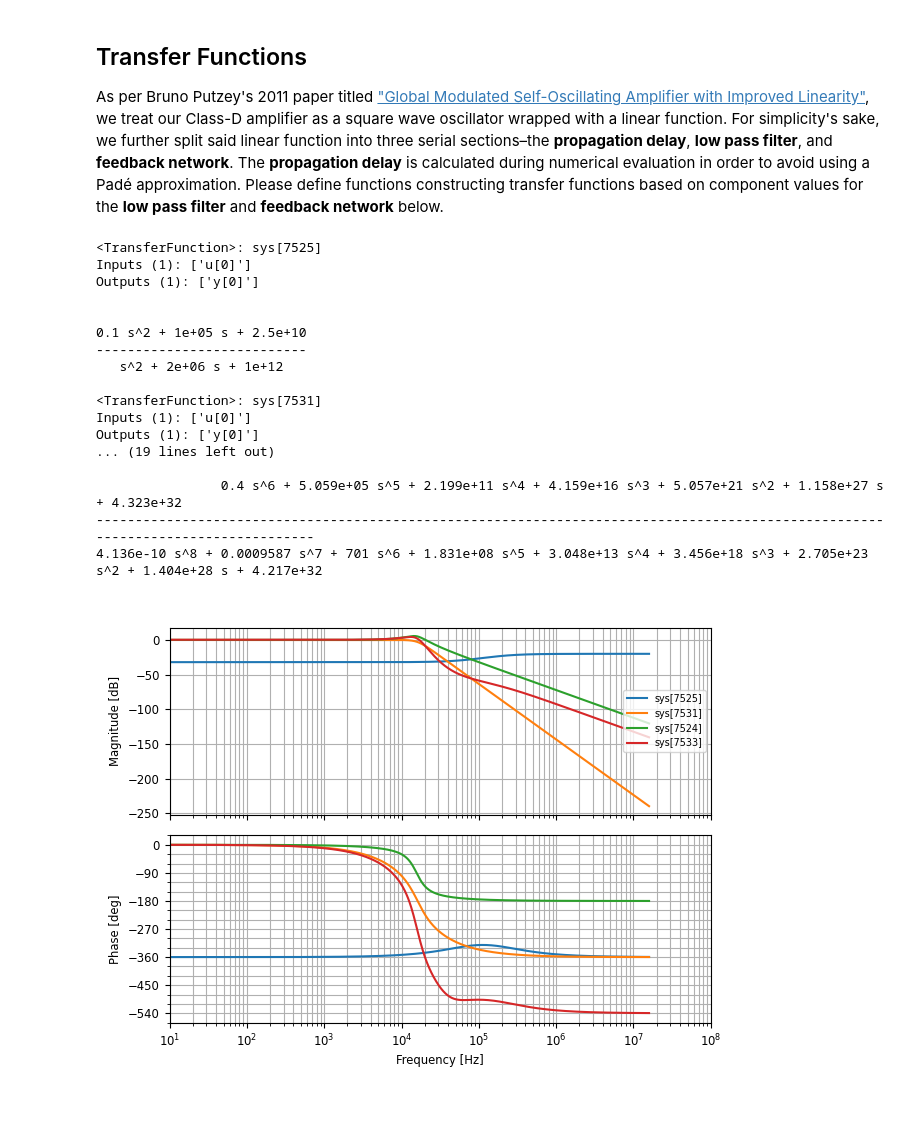
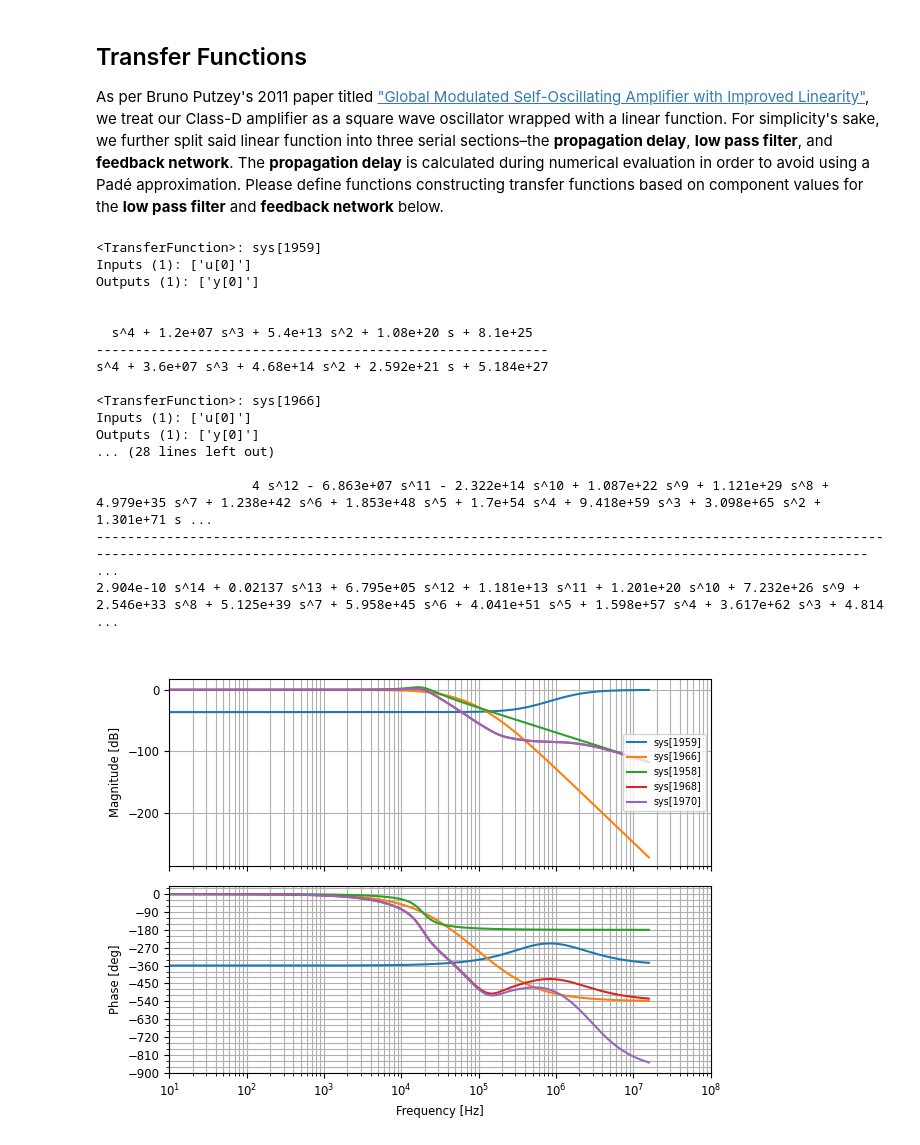
Before and after one commit to aaronlockhartdev/class-d-amp, a Jupyter notebook: loop_analysis/main.ipynb, the cells around one changed output. Saved outputs shown, nothing was run; the diff lists cells and outputs as text; code cells hidden in the pictures; blank space fills up the shorter version.

```diff
--- a/loop_analysis/main.ipynb
+++ b/loop_analysis/main.ipynb
@@ -259,47 +259,49 @@ def load_sapwin(filename):
 
     return func
 # %%
-out = lpf(22e-6, 4.7e-6, 4)
+out = lpf(22e-6, 3.3e-6, 4)
 
-compf = 5e5
-compr = 2
-comp = ct.zpk([-compf-1j, -compf+1j], [-compf*compr] * 2, 1e-1)
+compf = 3e6
+compr = [3, 5]
+comp = ct.zpk([-compf-1j, -compf+1j], [-compf for r in compr], 5)
 
-iff = out.bandwidth() * 0.7
+iff = 50e3*2*np.pi
 
 i = 1
-for fsf, q in [(1.000, 0.5412), (1.000, 1.3065)]:
+for fsf, q in [(1.4192, 0.5219), (1.5912, 0.8055)]:
     sf = iff * fsf
     i *= ct.tf([sf**2], [1, sf*fsf/q, sf**2])
 
 fbn = out * (comp + i)
 
+delay = 180e-9
+
 plt.clf()
 
 plot_kwargs = {'Hz': True, 'dB': True, 'omega_limits': (10, 100e6)}
-for tf in (comp, i, out, fbn):
+for tf in (comp, i, out, fbn, fbn * ct.tf(*ct.pade(delay, n=2))):
     print(tf)
     ct.bode_plot(tf, **plot_kwargs)
 
 plt.show()
 # %% [output]
-<TransferFunction>: sys[7525]
+<TransferFunction>: sys[1959]
 Inputs (1): ['u[0]']
 Outputs (1): ['y[0]']
 
 
-0.1 s^2 + 1e+05 s + 2.5e+10
----------------------------
-   s^2 + 2e+06 s + 1e+12
+  s^4 + 1.2e+07 s^3 + 5.4e+13 s^2 + 1.08e+20 s + 8.1e+25
+----------------------------------------------------------
+s^4 + 3.6e+07 s^3 + 4.68e+14 s^2 + 2.592e+21 s + 5.184e+27
 
-<TransferFunction>: sys[7531]
+<TransferFunction>: sys[1966]
 Inputs (1): ['u[0]']
 Outputs (1): ['y[0]']
-... (19 lines left out)
+... (28 lines left out)
 
-                0.4 s^6 + 5.059e+05 s^5 + 2.199e+11 s^4 + 4.159e+16 s^3 + 5.057e+21 s^2 + 1.158e+27 s + 4.323e+32
----------------------------------------------------------------------------------------------------------------------------------
-4.136e-10 s^8 + 0.0009587 s^7 + 701 s^6 + 1.831e+08 s^5 + 3.048e+13 s^4 + 3.456e+18 s^3 + 2.705e+23 s^2 + 1.404e+28 s + 4.217e+32
+                    4 s^12 - 6.863e+07 s^11 - 2.322e+14 s^10 + 1.087e+22 s^9 + 1.121e+29 s^8 + 4.979e+35 s^7 + 1.238e+42 s^6 + 1.853e+48 s^5 + 1.7e+54 s^4 + 9.418e+59 s^3 + 3.098e+65 s^2 + 1.301e+71 s ...
+-------------------------------------------------------------------------------------------------------------------------------------------------------------------------------------------------------- ...
+2.904e-10 s^14 + 0.02137 s^13 + 6.795e+05 s^12 + 1.181e+13 s^11 + 1.201e+20 s^10 + 7.232e+26 s^9 + 2.546e+33 s^8 + 5.125e+39 s^7 + 5.958e+45 s^6 + 4.041e+51 s^5 + 1.598e+57 s^4 + 3.617e+62 s^3 + 4.814 ...
-[figure, old version]
+[figure, new version]
 # %%
 %%time
```
Also changed, not shown: parts of 3 cells of this notebook, 2 other files.
